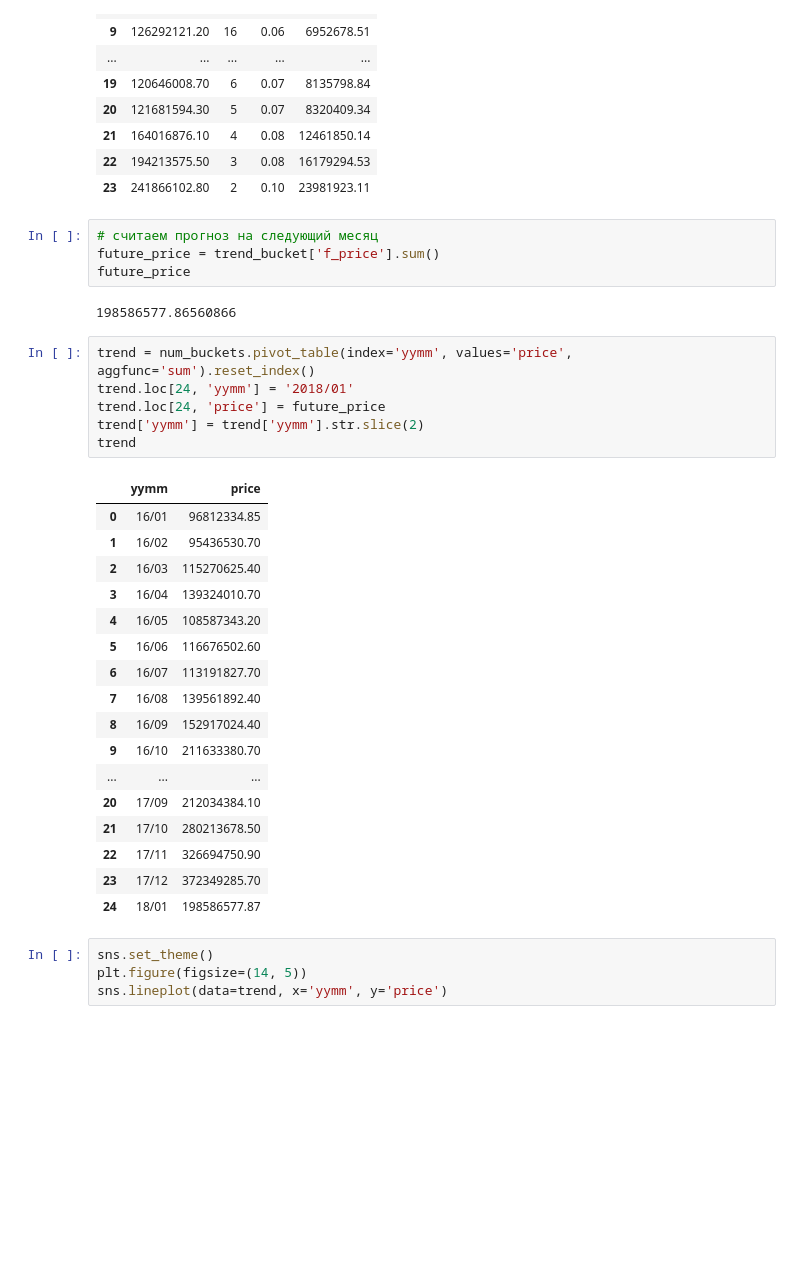
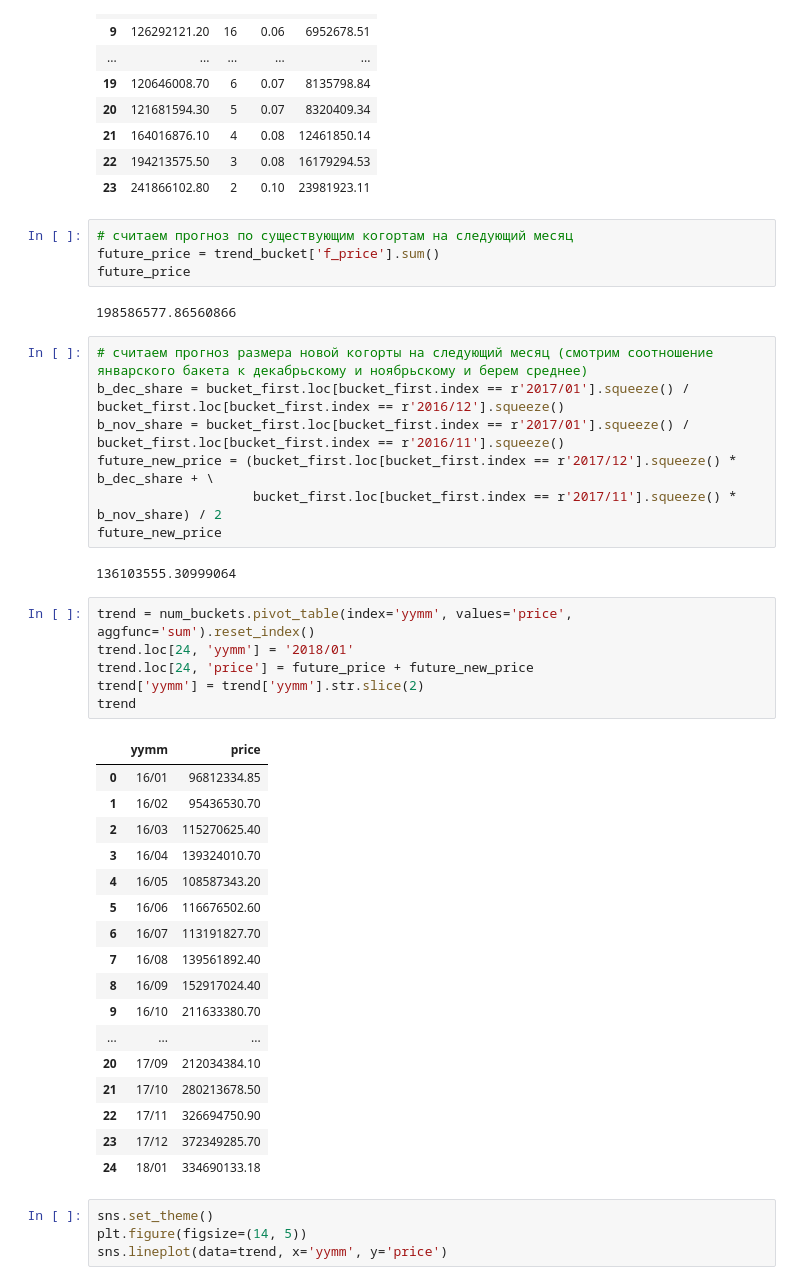
Before and after one commit to M-Arthur-A/DB_research, a Jupyter notebook: hw_4_bucket forecast/Bucket_analysys.ipynb, the cells around one changed output. Saved outputs shown, nothing was run; the diff lists cells and outputs as text; blank space fills up the shorter version.

```diff
--- a/hw_4_bucket forecast/Bucket_analysys.ipynb
+++ b/hw_4_bucket forecast/Bucket_analysys.ipynb
@@ -277,35 +277,44 @@ trend_bucket
 | 22 | 194213575.50 | 3 | 0.08 | 16179294.53 |
 | 23 | 241866102.80 | 2 | 0.10 | 23981923.11 |
 # %%
-# считаем прогноз на следующий месяц
+# считаем прогноз по существующим когортам на следующий месяц
 future_price = trend_bucket['f_price'].sum()
 future_price
 # %% [output]
 198586577.86560866
+# %%
+# считаем прогноз размера новой когорты на следующий месяц (смотрим соотношение январского бакета к декабрьскому и ноябрьскому и берем среднее)
+b_dec_share = bucket_first.loc[bucket_first.index == r'2017/01'].squeeze() / bucket_first.loc[bucket_first.index == r'2016/12'].squeeze()
+b_nov_share = bucket_first.loc[bucket_first.index == r'2017/01'].squeeze() / bucket_first.loc[bucket_first.index == r'2016/11'].squeeze()
+future_new_price = (bucket_first.loc[bucket_first.index == r'2017/12'].squeeze() * b_dec_share + \
+                    bucket_first.loc[bucket_first.index == r'2017/11'].squeeze() * b_nov_share) / 2
+future_new_price
+# %% [output]
+136103555.30999064
 # %%
 trend = num_buckets.pivot_table(index='yymm', values='price', aggfunc='sum').reset_index()
 trend.loc[24, 'yymm'] = '2018/01'
-trend.loc[24, 'price'] = future_price
+trend.loc[24, 'price'] = future_price + future_new_price
 trend['yymm'] = trend['yymm'].str.slice(2)
 trend
 # %% [output]
 |  | yymm | price |
 | 0 | 16/01 | 96812334.85 |
 | 1 | 16/02 | 95436530.70 |
 | 2 | 16/03 | 115270625.40 |
 | 3 | 16/04 | 139324010.70 |
 | 4 | 16/05 | 108587343.20 |
 | 5 | 16/06 | 116676502.60 |
 | 6 | 16/07 | 113191827.70 |
 | 7 | 16/08 | 139561892.40 |
 | 8 | 16/09 | 152917024.40 |
 | 9 | 16/10 | 211633380.70 |
 | ... | ... | ... |
 | 20 | 17/09 | 212034384.10 |
 | 21 | 17/10 | 280213678.50 |
 | 22 | 17/11 | 326694750.90 |
 | 23 | 17/12 | 372349285.70 |
-| 24 | 18/01 | 198586577.87 |
+| 24 | 18/01 | 334690133.18 |
 # %%
 sns.set_theme()
 plt.figure(figsize=(14, 5))
```
Also changed, not shown: 1 other file.
